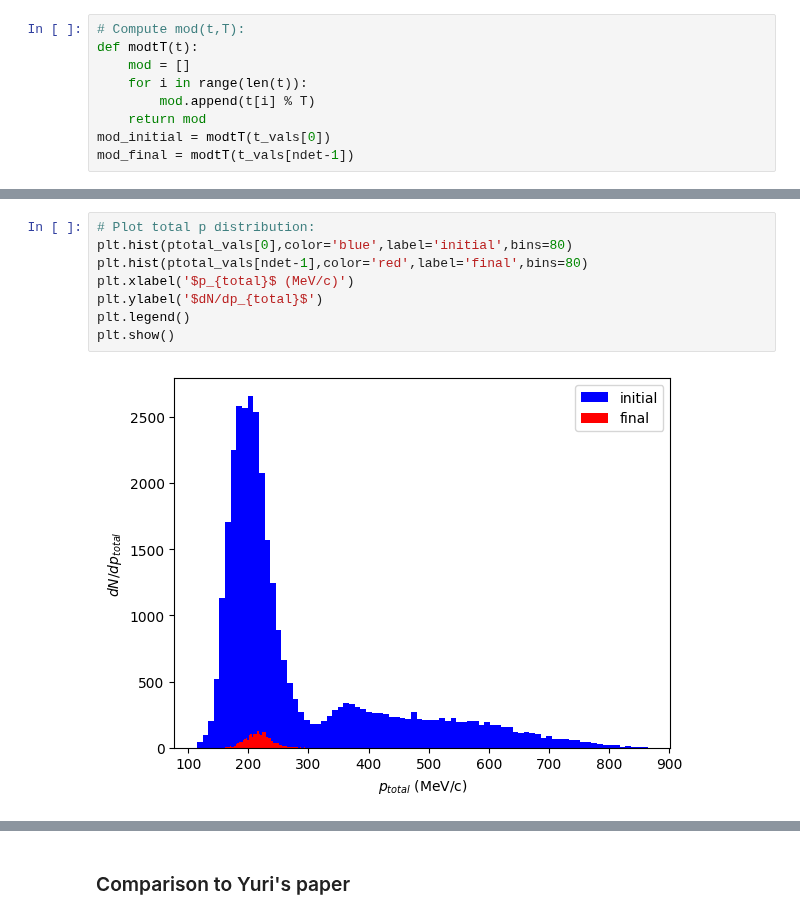
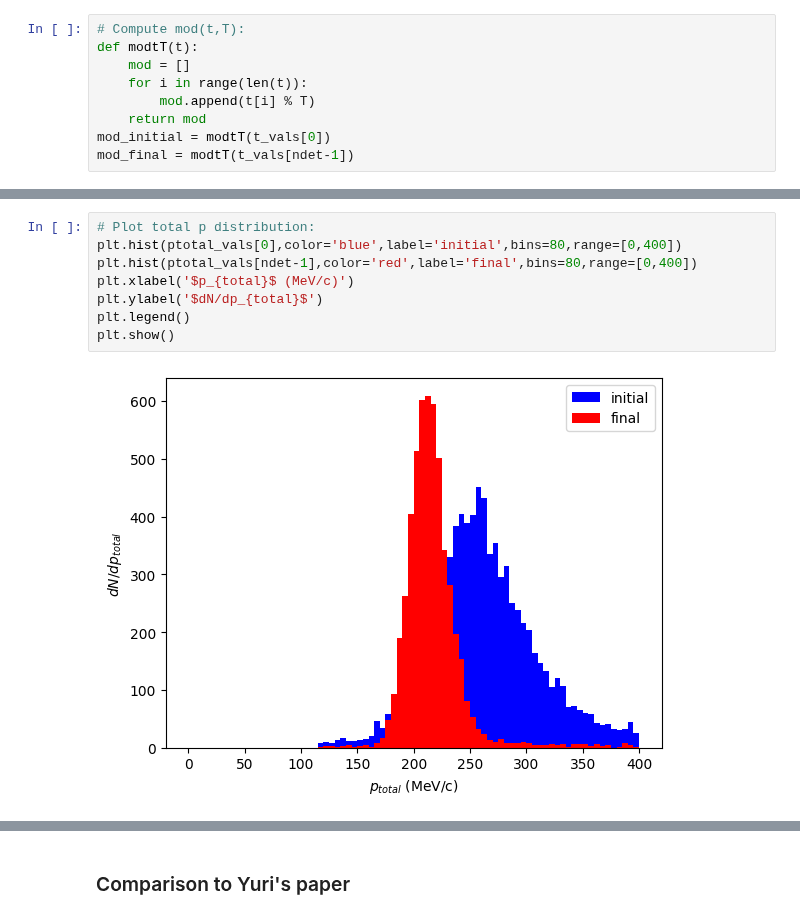
Before and after one commit to criggall/muon-cooling, a Jupyter notebook: hfofo-frozen/plot_beam.ipynb, the cells around one changed output, grey strips where cells are left out. Saved outputs shown, nothing was run; the diff lists cells and outputs as text.

```diff
--- a/hfofo-frozen/plot_beam.ipynb
+++ b/hfofo-frozen/plot_beam.ipynb
@@ -96,13 +96,13 @@ Mean position of final distribution: 2.4820223764430893
 # %%
 # Plot total p distribution:
-plt.hist(ptotal_vals[0],color='blue',label='initial',bins=80)
-plt.hist(ptotal_vals[ndet-1],color='red',label='final',bins=80)
+plt.hist(ptotal_vals[0],color='blue',label='initial',bins=80,range=[0,400])
+plt.hist(ptotal_vals[ndet-1],color='red',label='final',bins=80,range=[0,400])
 plt.xlabel('$p_{total}$ (MeV/c)')
 plt.ylabel('$dN/dp_{total}$')
 plt.legend()
 plt.show()
 # %% [output]
-[figure, old version]
+[figure, new version]
 # %%
 # Compute beam loss down channel:
 loss = 1 - len(z_vals[ndet-1])/len(z_vals[0])
```
Also changed, not shown: parts of 12 cells of this notebook, 42 other files.
